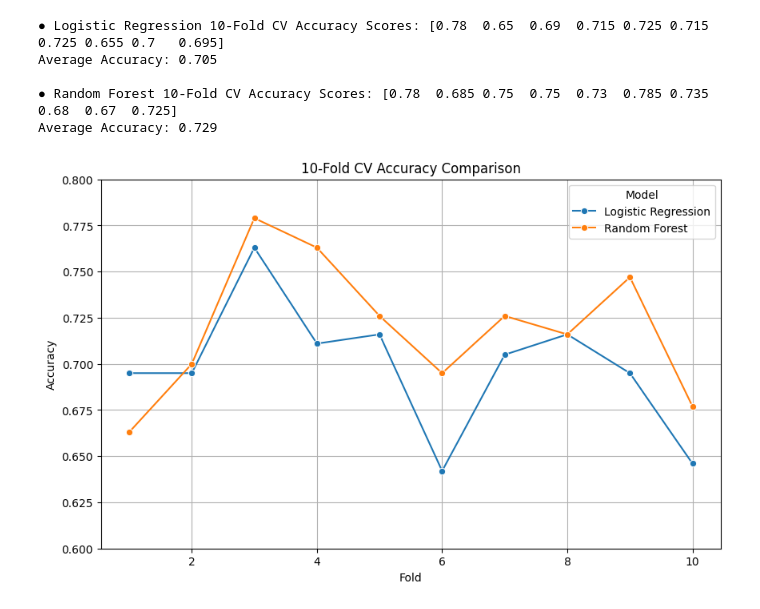
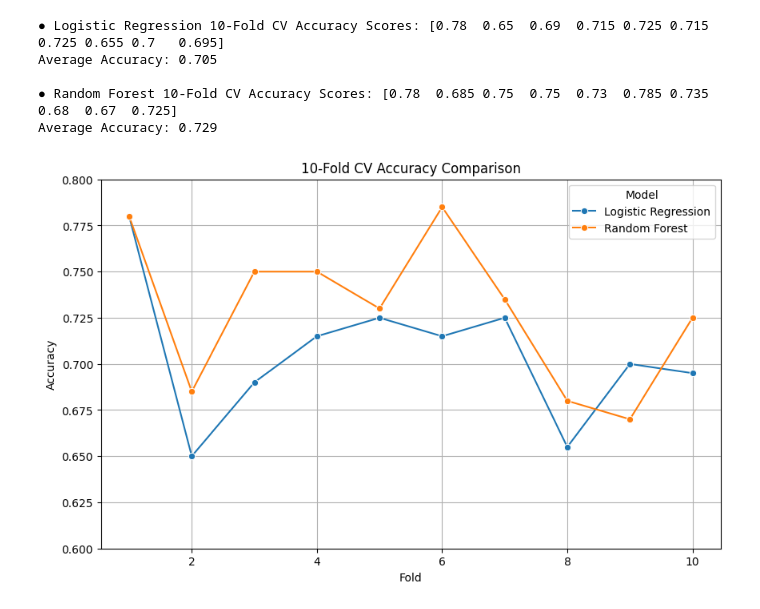
Before and after one commit to KaanAkkok/Melbourne_House_Data_Science, a Jupyter notebook: Classification.ipynb, the cells around one changed output. Cells and saved outputs as stored; diff of their text form; code cells hidden in the pictures.

```diff
--- a/Classification.ipynb
+++ b/Classification.ipynb
@@ -197,25 +202,24 @@ Average Accuracy: 0.729
 # %%
 import seaborn as sns
 import matplotlib.pyplot as plt
 import pandas as pd
 
-# Örnek veri (sen kendi skorlarını koy)
-log_reg_scores = [0.695, 0.695, 0.763, 0.711, 0.716, 0.642, 0.705, 0.716, 0.695, 0.646]
-rf_scores = [0.663, 0.7, 0.779, 0.763, 0.726, 0.695, 0.726, 0.716, 0.747, 0.677]
+log_reg_scores = [0.78,  0.65,  0.69,  0.715, 0.725, 0.715, 0.725, 0.655, 0.7,   0.695]
+rf_scores = [0.78,  0.685, 0.75,  0.75,  0.73,  0.785, 0.735, 0.68,  0.67,  0.725]
 
 df = pd.DataFrame({
     'Fold': list(range(1, 11)) * 2,
     'Accuracy': log_reg_scores + rf_scores,
     'Model': ['Logistic Regression'] * 10 + ['Random Forest'] * 10
 })
 
 # Grafik çizimi
 plt.figure(figsize=(10, 6))
 sns.lineplot(data=df, x='Fold', y='Accuracy', hue='Model', errorbar=None, marker='o')  # ci=None yerine errorbar=None
 
 plt.title("10-Fold CV Accuracy Comparison")
 plt.ylim(0.6, 0.8)
 plt.grid(True)
 plt.show()
 # %% [output]
-[figure, old version]
+[figure, new version]
```
Also changed, not shown: parts of 4 cells of this notebook, 3 other files.
